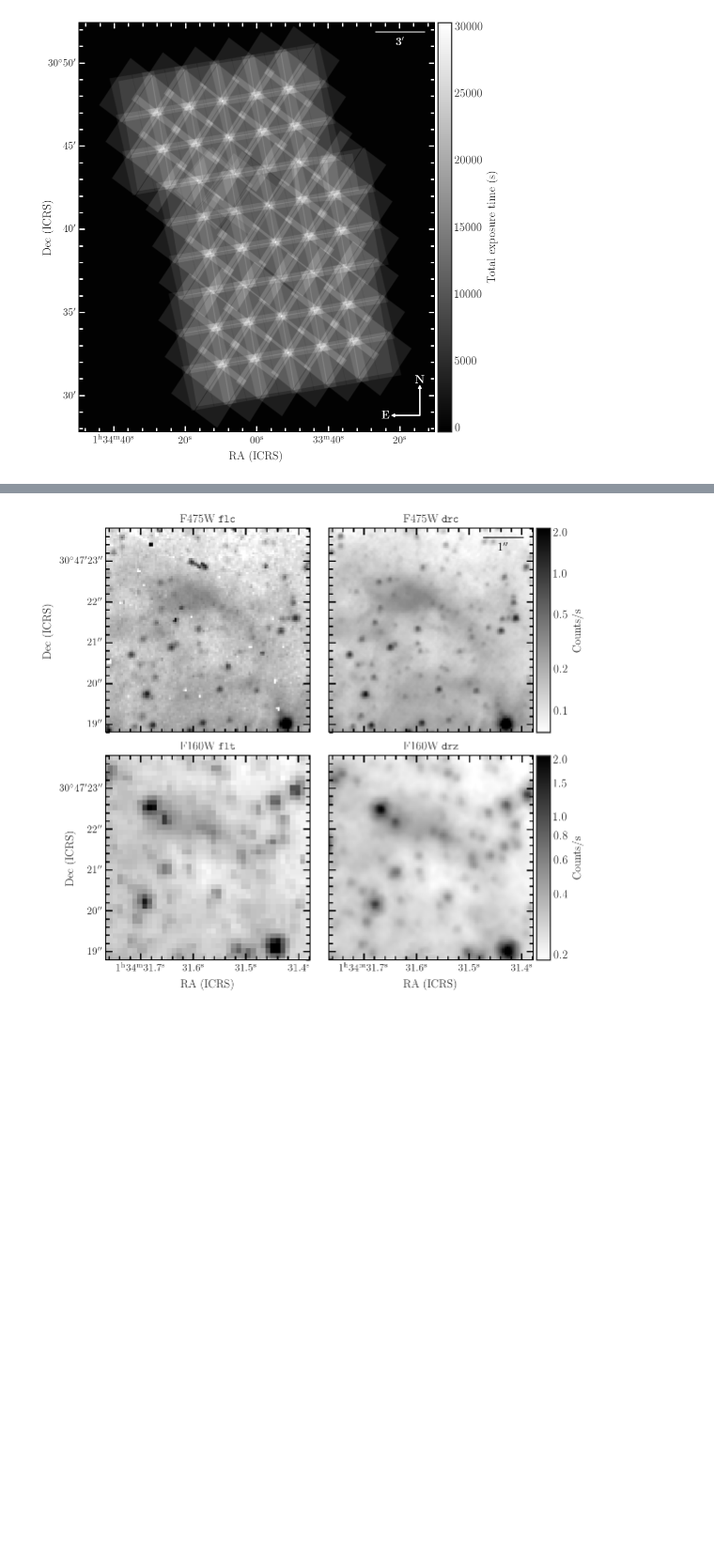
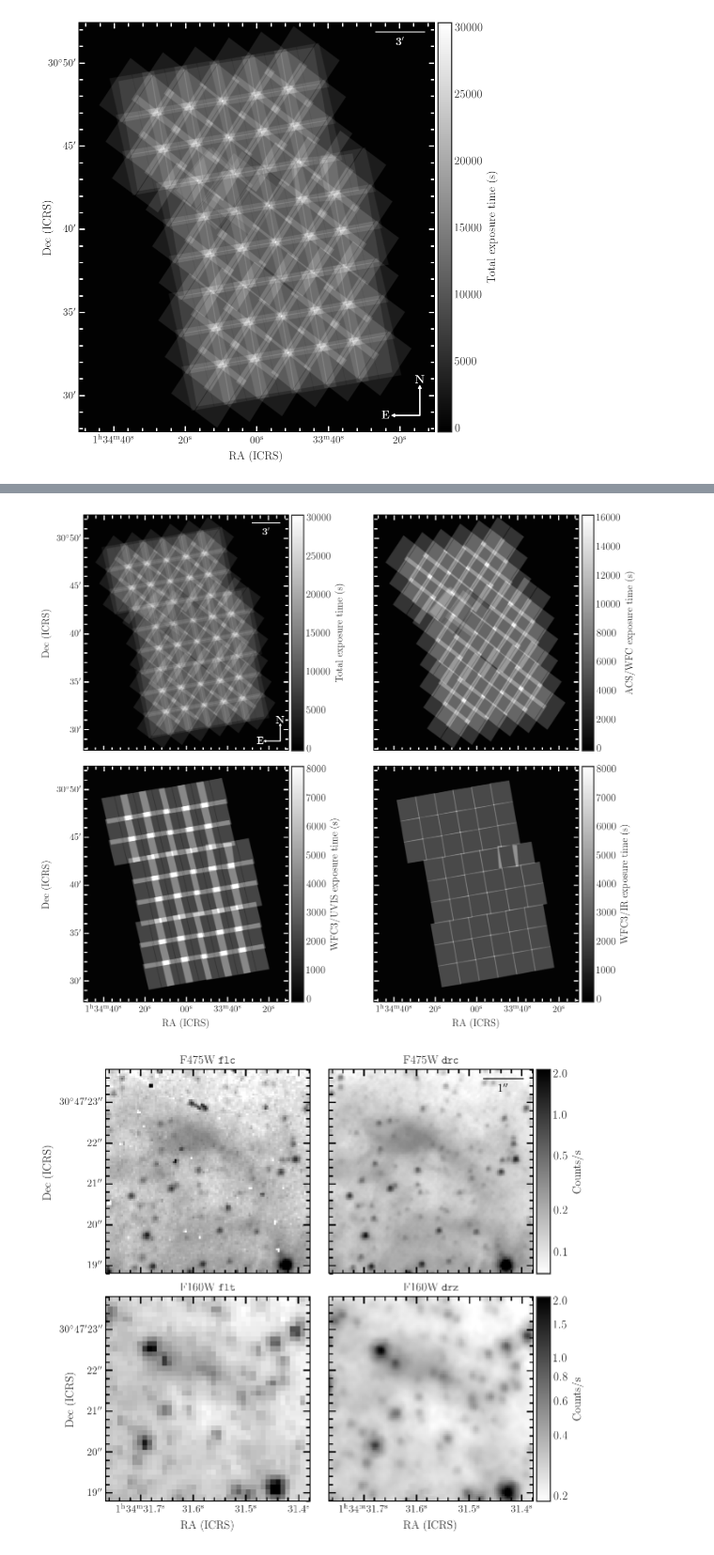
Before and after one commit to meredith-durbin/m33_survey_plots, a Jupyter notebook: APLpy plots.ipynb, the cells around one changed output, grey strips where cells are left out. Shown at 94% size. Saved outputs shown, nothing was run; the diff lists cells and outputs as text; code cells hidden in the pictures; blank space fills up the shorter version.

Commit message:
update density and exposure map figures

```diff
--- a/APLpy plots.ipynb
+++ b/APLpy plots.ipynb
@@ -57,3 +57,35 @@ plt.savefig('survey_paper_figures/total_exptime.pdf', dpi=300, bbox_inches='tigh
 # %% [output]
 WARNING: FITSFixedWarning: 'datfix' made the change 'Set DATE-REF to '1858-11-17' from MJD-REF'. [astropy.wcs.wcs]
 [figure]
+# %%
+fig = plt.figure(figsize=(10, 9))
+f0 = aplpy.FITSFigure('data/exposure_map.fits', figure=fig, subplot=(2,2,1))
+f1 = aplpy.FITSFigure('data/exposure_map_WFC.fits', figure=fig, subplot=(2,2,2))
+f2 = aplpy.FITSFigure('data/exposure_map_UVIS.fits', figure=fig, subplot=(2,2,3))
+f3 = aplpy.FITSFigure('data/exposure_map_IR.fits', figure=fig, subplot=(2,2,4))
+
+f0.show_grayscale(vmin=-250, vmax=30350, interpolation='bicubic')
+f1.show_grayscale(vmin=-150, vmax=16200, interpolation='bicubic')
+f2.show_grayscale(vmin=-100, vmax=8100, interpolation='bicubic')
+f3.show_grayscale(vmin=-100, vmax=8100, interpolation='bicubic')
+add_tweaks(f0)
+
+for f in [f0, f1, f2, f3]:
+    f.add_colorbar()
+f0.colorbar.set_axis_label_text('Total exposure time (s)')
+f1.colorbar.set_axis_label_text('ACS/WFC exposure time (s)')
+f2.colorbar.set_axis_label_text('WFC3/UVIS exposure time (s)')
+f3.colorbar.set_axis_label_text('WFC3/IR exposure time (s)')
+
+aplpy.AxisLabels(f0).hide_x()
+aplpy.TickLabels(f0).hide_x()
+aplpy.AxisLabels(f1).hide()
+aplpy.TickLabels(f1).hide()
+
+fig.tight_layout()
+
+aplpy.AxisLabels(f3).hide_y()
+aplpy.TickLabels(f3).hide_y()
+
+plt.savefig('survey_paper_figures/total_exptimes.pdf', dpi=300, bbox_inches='tight')
+# %% [output]
@@ -60,3 +96,4 @@ WARNING: FITSFixedWarning: 'datfix' made the change 'Set DATE-REF to '1858-11-17
+[figure, added]
 # %%
 fig = plt.figure(figsize=(8.6, 7.2))
 f0 = aplpy.FITSFigure('data/cutouts/F475W_flc_cutout.fits', north=True, figure=fig, subplot=(2,2,1))
```
Also changed, not shown: parts of 2 cells of this notebook, 16 other files.
